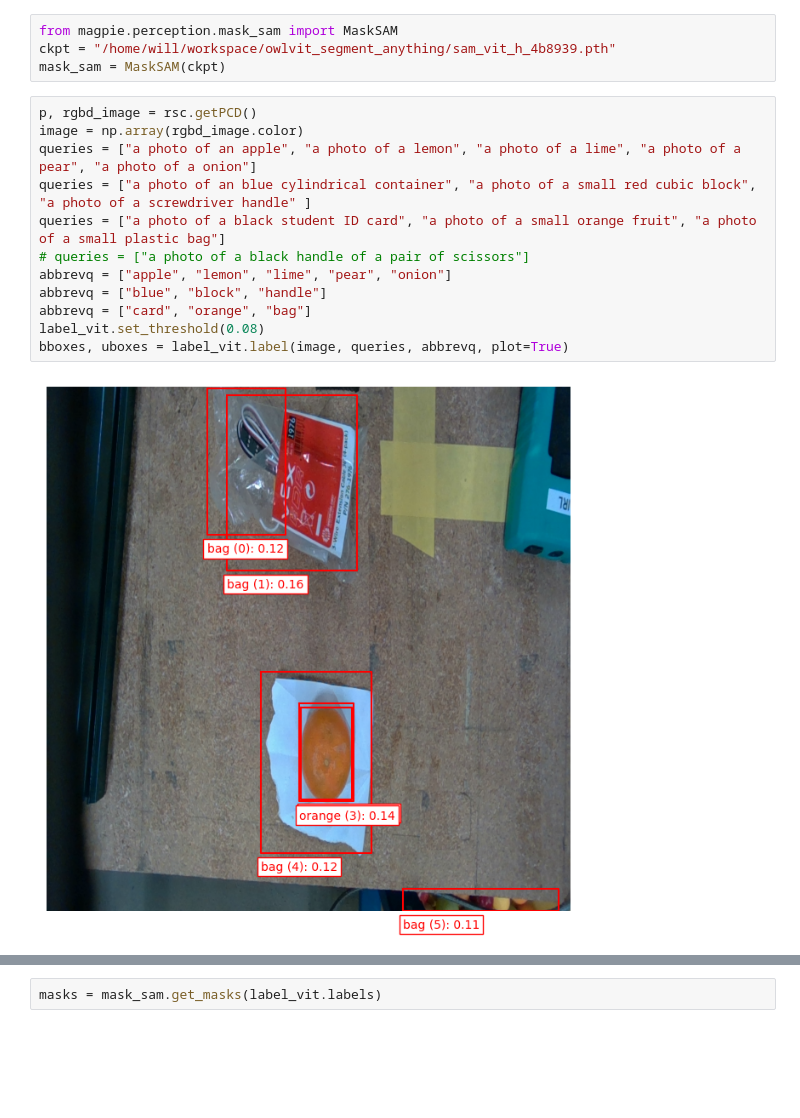
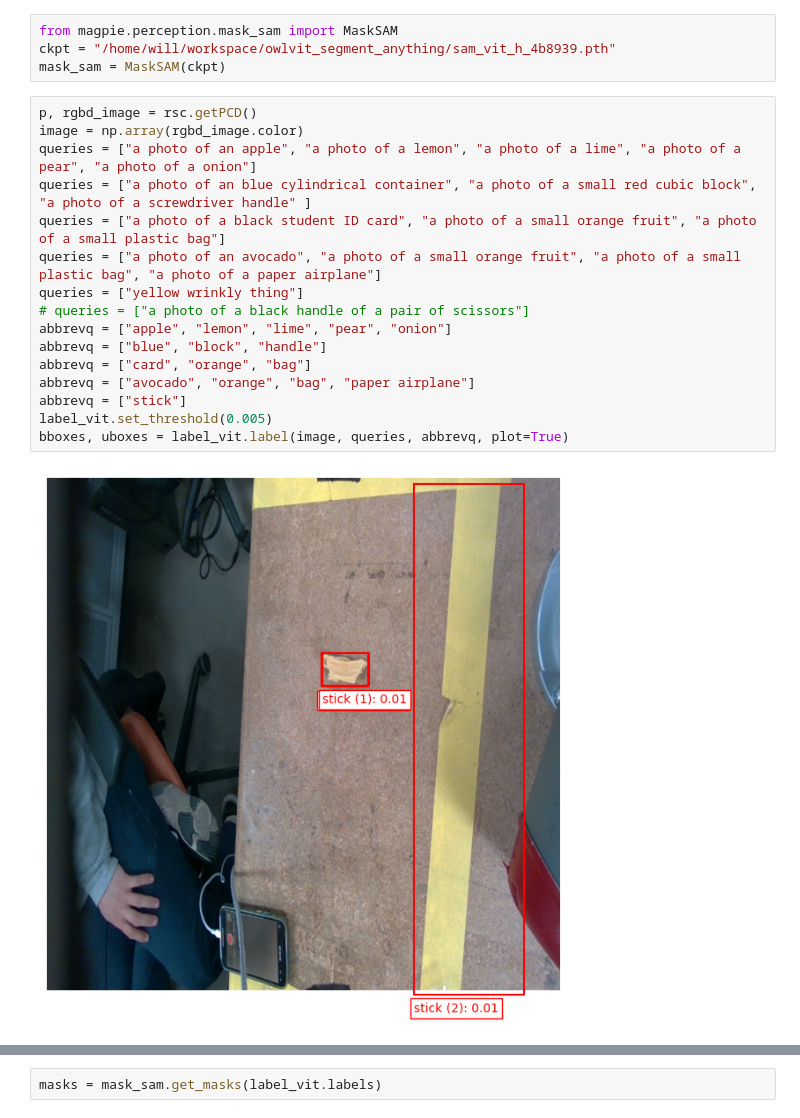
Before and after one commit to correlllab/MAGPIE, a Jupyter notebook: open_grasp.ipynb, the cells around one changed output, grey strips where cells are left out. Cells and saved outputs as stored; diff of their text form; blank space fills up the shorter version.

```diff
--- a/open_grasp.ipynb
+++ b/open_grasp.ipynb
@@ -26,17 +21,21 @@ mask_sam = MaskSAM(ckpt)
 # %%
 p, rgbd_image = rsc.getPCD()
 image = np.array(rgbd_image.color)
 queries = ["a photo of an apple", "a photo of a lemon", "a photo of a lime", "a photo of a pear", "a photo of a onion"]
 queries = ["a photo of an blue cylindrical container", "a photo of a small red cubic block", "a photo of a screwdriver handle" ]
 queries = ["a photo of a black student ID card", "a photo of a small orange fruit", "a photo of a small plastic bag"]
+queries = ["a photo of an avocado", "a photo of a small orange fruit", "a photo of a small plastic bag", "a photo of a paper airplane"]
+queries = ["yellow wrinkly thing"]
 # queries = ["a photo of a black handle of a pair of scissors"]
 abbrevq = ["apple", "lemon", "lime", "pear", "onion"]
 abbrevq = ["blue", "block", "handle"]
 abbrevq = ["card", "orange", "bag"]
-label_vit.set_threshold(0.08)
+abbrevq = ["avocado", "orange", "bag", "paper airplane"]
+abbrevq = ["stick"]
+label_vit.set_threshold(0.005)
 bboxes, uboxes = label_vit.label(image, queries, abbrevq, plot=True)
 # %% [output]
-[figure, old version]
+[figure, new version]
 # %%
 index = 1
 # this does the [x, y, z] --> [y, -x, z] grasp pose switch, and the -y inversio on the y-axis orientation
```
Also changed, not shown: parts of 6 cells of this notebook, 3 other files.
